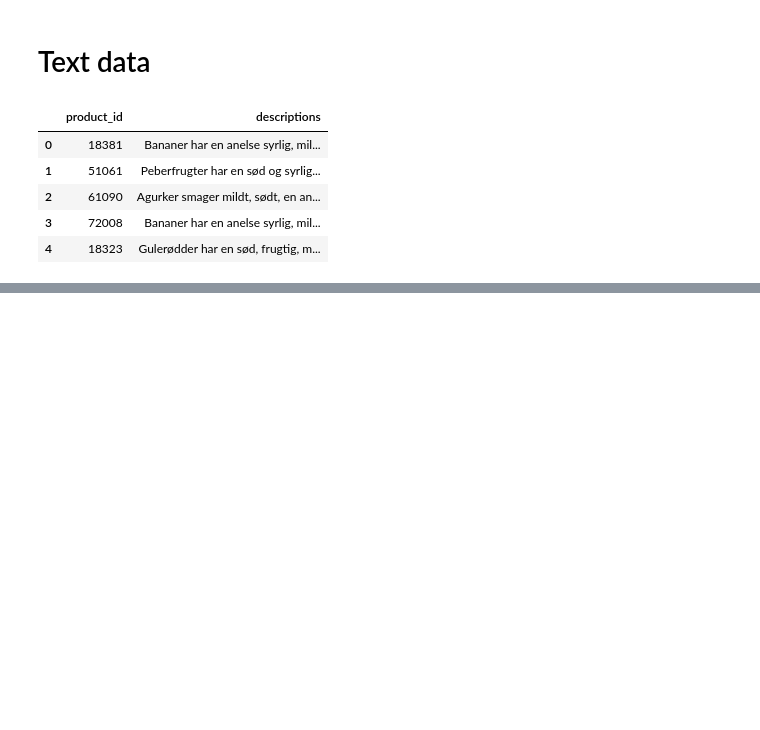
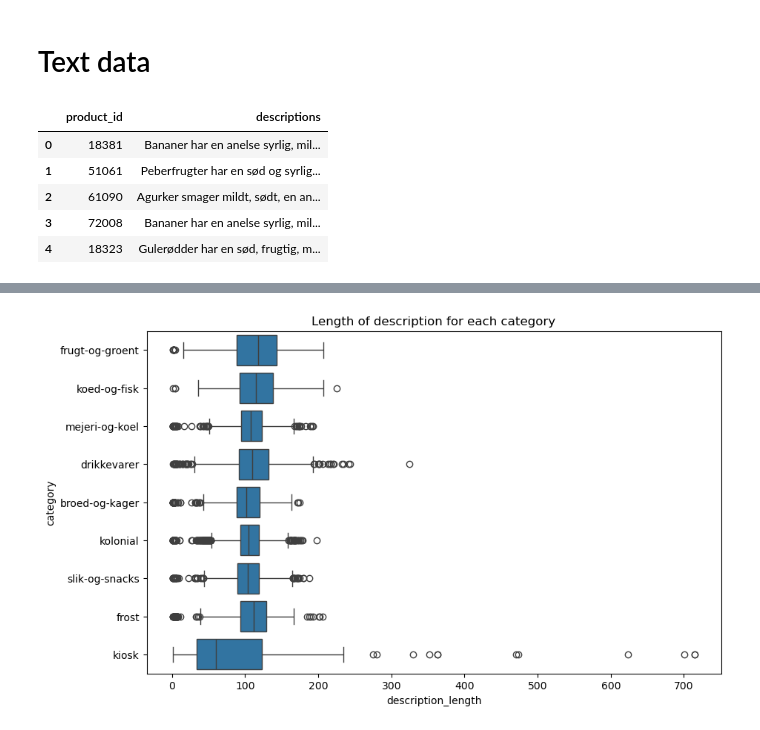
Before and after one commit to KarolineKlan/ComSocSci2024-FinalProject, a Jupyter notebook: Visualizations.ipynb, the cells around one changed output, grey strips where cells are left out. Saved outputs shown, nothing was run; the diff lists cells and outputs as text; code cells hidden in the pictures; blank space fills up the shorter version.

```diff
--- a/Visualizations.ipynb
+++ b/Visualizations.ipynb
@@ -283,0 +275,19 @@ Name: 10292, dtype: object
+# %%
+df_outercats = pd.read_csv('data/df_Salling_Products_outer_categories.csv', delimiter=";")
+df_outercats = df_outercats.drop(columns=['Unnamed: 0'])
+df_neighbours = pd.read_csv('data/df_Salling_Products_Neighbours.csv', delimiter=";")
+df_description = pd.read_csv('data/df_Salling_Products_Descriptions.csv', delimiter=";")
+
+
+df1 = pd.merge(df_outercats, df_neighbours, on='product_id', how='inner')
+df1 = pd.merge(df1, df_description, on='product_id', how='inner')
+# %%
+import ast
+
+def convert_string_to_list(string_list):
+    return ast.literal_eval(string_list)
+
+df1['neighbor_products_id'] = df1['neighbor_products_id'].apply(convert_string_to_list)
+# %%
+df = df1[df1['neighbor_products_id'].apply(lambda x: len(x) > 0)]
+df = df[df['descriptions'].apply(lambda x: x != "No description available")]
@@ -283,0 +299,11 @@ Name: 10292, dtype: object
+# %%
+#count the length of the description for each product
+df['description_length'] = df['descriptions'].str.split().str.len()#.str.len()
+
+#plot the length of the description for each category
+plt.figure(figsize=(10,6))
+sns.boxplot(data=df, y='category', x='description_length')
+plt.title('Length of description for each category')
+plt.show()
+# %% [output]
+[figure, added]
```
Also changed, not shown: parts of 16 cells of this notebook, 6 other files.
